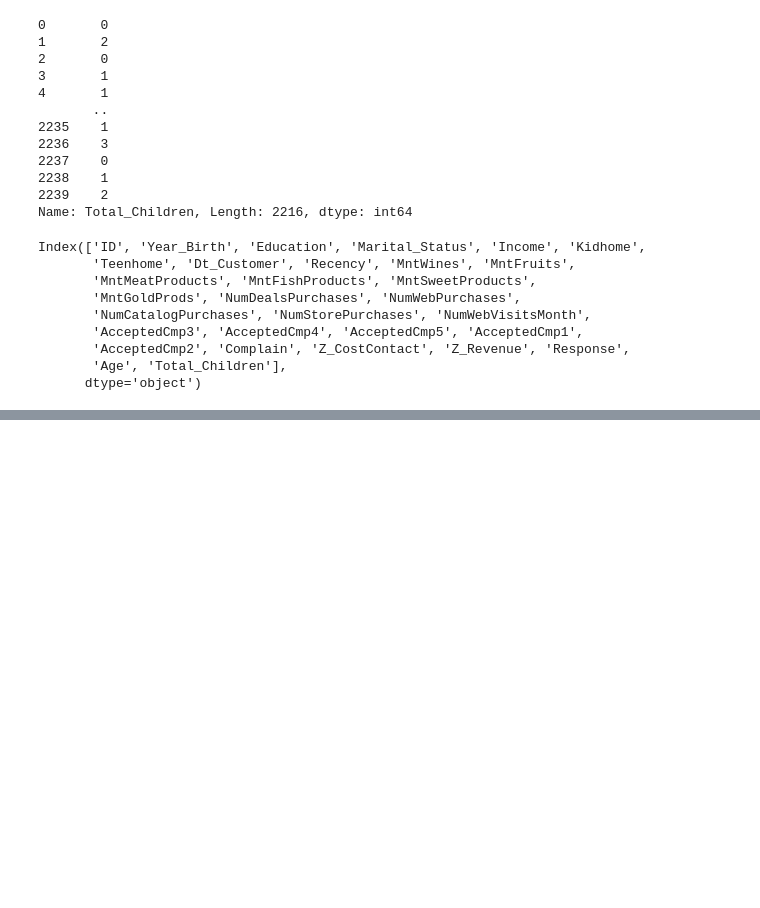
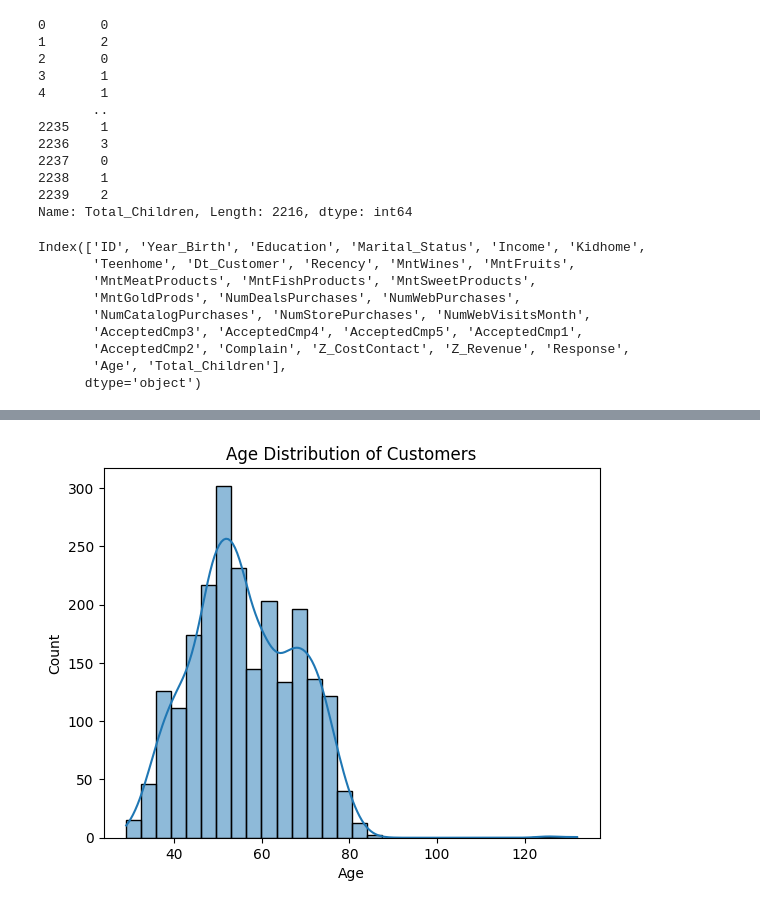
Before and after one commit to HNDeshanSamarathunga/cutomer_segment_ML, a Jupyter notebook: Analysis_Mode.ipynb, the cells around one changed output, grey strips where cells are left out. Cells and saved outputs as stored; diff of their text form; code cells hidden in the pictures; blank space fills up the shorter version.

```diff
--- a/Analysis_Mode.ipynb
+++ b/Analysis_Mode.ipynb
@@ -184,5 +184,7 @@ Index(['ID', 'Year_Birth', 'Education', 'Marital_Status', 'Income', 'Kidhome',
 # %%
 spending_columns = [
     "MntWines", "MntFruits", "MntMeatProducts",
-    "MntFishProducts", "MntSweetProducts", "MntGoldProdsucts"
+    "MntFishProducts", "MntSweetProducts"
 ]
+# %%
+df["Total_Spending"] = df[spending_columns].sum(axis=1)
@@ -188,0 +206,2 @@ spending_columns = [
+# %%
+df["Customer_Since"] = (pd.Timestamp("today") - df["Dt_Customer"]).dt.days
@@ -188,0 +223,6 @@ spending_columns = [
+# %%
+sns.histplot(df["Age"], bins=30, kde=True)
+plt.title("Age Distribution of Customers")
+plt.show()
+# %% [output]
+[figure, added]
```
Also changed, not shown: parts of 6 cells of this notebook.
